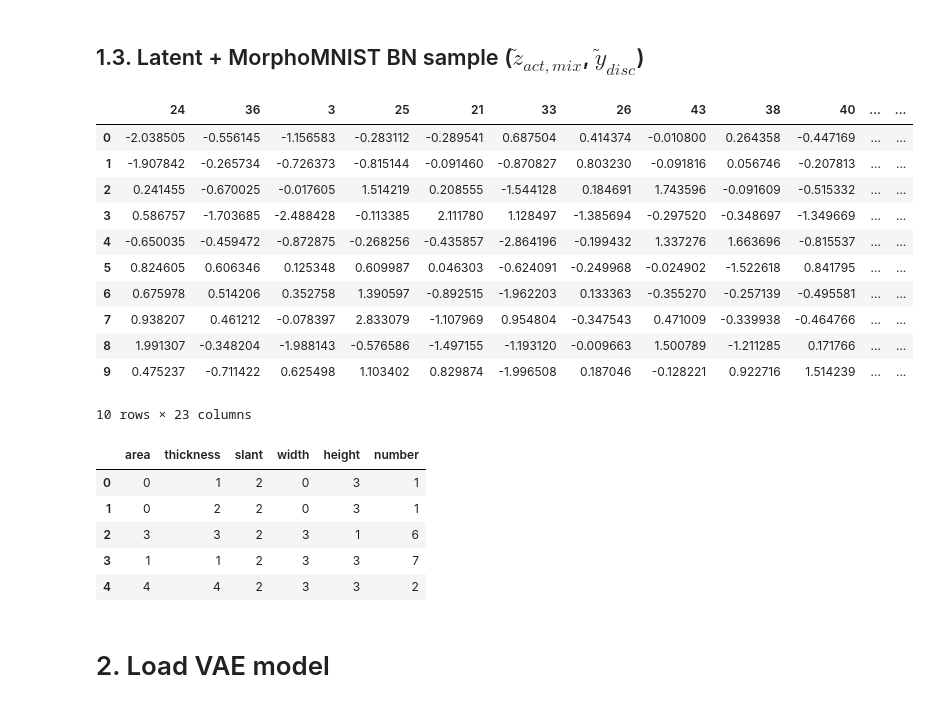
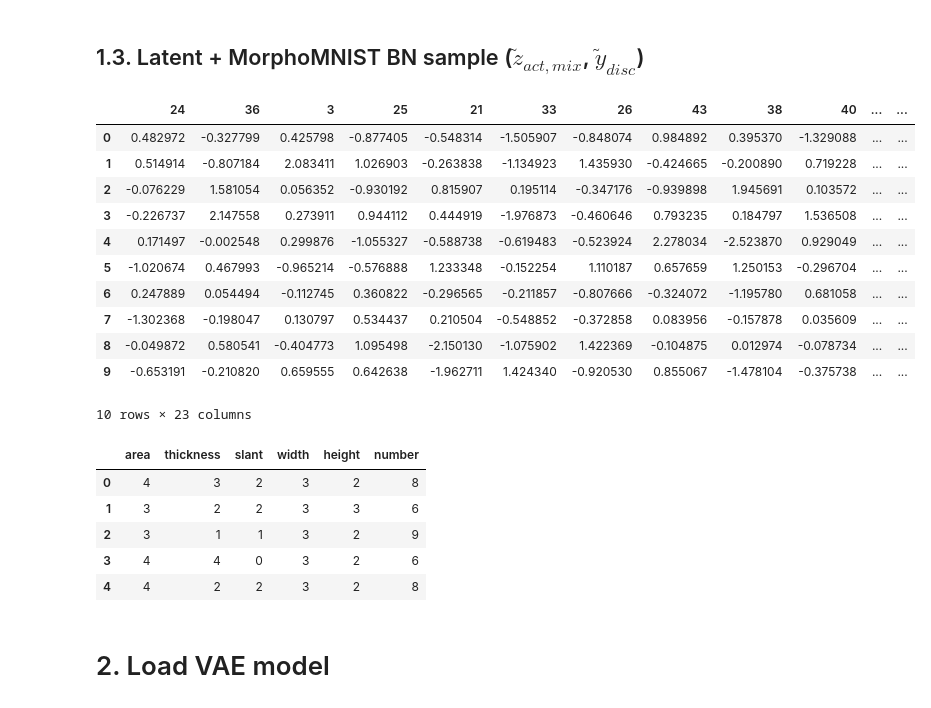
Before and after one commit to 77Michaux/VAE-HBN-MNIST, a Jupyter notebook: 04 - Evaluate BN sample.ipynb, the cells around one changed output. Drawn from its saved outputs; the diff is of its cells as text; code cells hidden in the pictures.

```diff
--- a/04 - Evaluate BN sample.ipynb
+++ b/04 - Evaluate BN sample.ipynb
@@ -53,38 +53,40 @@ z_act_mix.head(10)
 # %% [markdown]
 ## 1.3. Latent + MorphoMNIST BN sample ($\tilde{z}_{act,mix}$, $\tilde{y}_{disc}$)
 # %%
-latent_Morpho_BN_path = r"datas\MorphoMNIST\5_5_5_5_5_10\rbn_67\boot_10k-rbn_67.csv"
-latent_Morpho_BN = pd.read_csv(latent_Morpho_BN_path, index_col=0)
+arcs_percent = 99
+path = f'datas\\MorphoMNIST\\{nmods}_10\\rbn_{arcs_percent}'
+latent_Morpho_BN_path = f"\\boot_10k-rbn_{arcs_percent}.csv"
+latent_Morpho_BN = pd.read_csv(path +latent_Morpho_BN_path, index_col=0)
 latent_Morpho_BN.index = np.arange(latent_Morpho_BN.shape[0])
 
 tilde_z_act_mix = latent_Morpho_BN.iloc[:, :z_act_mix.shape[1]]
 tilde_z_act_mix.columns = [int(col.split("_")[-1]) for col in z_act_mix.columns]
 tilde_y_disc = latent_Morpho_BN.iloc[:, z_act_mix.shape[1]:]
 del latent_Morpho_BN
 
 tilde_z_act_mix.head(10)
 # %% [output]
 |  | 24 | 36 | 3 | 25 | 21 | 33 | 26 | 43 | 38 | 40 | ... | ... |
-| 0 | -2.038505 | -0.556145 | -1.156583 | -0.283112 | -0.289541 | 0.687504 | 0.414374 | -0.010800 | 0.264358 | -0.447169 | ... | ... |
-| 1 | -1.907842 | -0.265734 | -0.726373 | -0.815144 | -0.091460 | -0.870827 | 0.803230 | -0.091816 | 0.056746 | -0.207813 | ... | ... |
-| 2 | 0.241455 | -0.670025 | -0.017605 | 1.514219 | 0.208555 | -1.544128 | 0.184691 | 1.743596 | -0.091609 | -0.515332 | ... | ... |
-| 3 | 0.586757 | -1.703685 | -2.488428 | -0.113385 | 2.111780 | 1.128497 | -1.385694 | -0.297520 | -0.348697 | -1.349669 | ... | ... |
-| 4 | -0.650035 | -0.459472 | -0.872875 | -0.268256 | -0.435857 | -2.864196 | -0.199432 | 1.337276 | 1.663696 | -0.815537 | ... | ... |
-| 5 | 0.824605 | 0.606346 | 0.125348 | 0.609987 | 0.046303 | -0.624091 | -0.249968 | -0.024902 | -1.522618 | 0.841795 | ... | ... |
-| 6 | 0.675978 | 0.514206 | 0.352758 | 1.390597 | -0.892515 | -1.962203 | 0.133363 | -0.355270 | -0.257139 | -0.495581 | ... | ... |
-| 7 | 0.938207 | 0.461212 | -0.078397 | 2.833079 | -1.107969 | 0.954804 | -0.347543 | 0.471009 | -0.339938 | -0.464766 | ... | ... |
-| 8 | 1.991307 | -0.348204 | -1.988143 | -0.576586 | -1.497155 | -1.193120 | -0.009663 | 1.500789 | -1.211285 | 0.171766 | ... | ... |
-| 9 | 0.475237 | -0.711422 | 0.625498 | 1.103402 | 0.829874 | -1.996508 | 0.187046 | -0.128221 | 0.922716 | 1.514239 | ... | ... |
+| 0 | 0.482972 | -0.327799 | 0.425798 | -0.877405 | -0.548314 | -1.505907 | -0.848074 | 0.984892 | 0.395370 | -1.329088 | ... | ... |
+| 1 | 0.514914 | -0.807184 | 2.083411 | 1.026903 | -0.263838 | -1.134923 | 1.435930 | -0.424665 | -0.200890 | 0.719228 | ... | ... |
+| 2 | -0.076229 | 1.581054 | 0.056352 | -0.930192 | 0.815907 | 0.195114 | -0.347176 | -0.939898 | 1.945691 | 0.103572 | ... | ... |
+| 3 | -0.226737 | 2.147558 | 0.273911 | 0.944112 | 0.444919 | -1.976873 | -0.460646 | 0.793235 | 0.184797 | 1.536508 | ... | ... |
+| 4 | 0.171497 | -0.002548 | 0.299876 | -1.055327 | -0.588738 | -0.619483 | -0.523924 | 2.278034 | -2.523870 | 0.929049 | ... | ... |
+| 5 | -1.020674 | 0.467993 | -0.965214 | -0.576888 | 1.233348 | -0.152254 | 1.110187 | 0.657659 | 1.250153 | -0.296704 | ... | ... |
+| 6 | 0.247889 | 0.054494 | -0.112745 | 0.360822 | -0.296565 | -0.211857 | -0.807666 | -0.324072 | -1.195780 | 0.681058 | ... | ... |
+| 7 | -1.302368 | -0.198047 | 0.130797 | 0.534437 | 0.210504 | -0.548852 | -0.372858 | 0.083956 | -0.157878 | 0.035609 | ... | ... |
+| 8 | -0.049872 | 0.580541 | -0.404773 | 1.095498 | -2.150130 | -1.075902 | 1.422369 | -0.104875 | 0.012974 | -0.078734 | ... | ... |
+| 9 | -0.653191 | -0.210820 | 0.659555 | 0.642638 | -1.962711 | 1.424340 | -0.920530 | 0.855067 | -1.478104 | -0.375738 | ... | ... |
 10 rows × 23 columns
 # %%
 tilde_y_disc.head(5)
 # %% [output]
 |  | area | thickness | slant | width | height | number |
-| 0 | 0 | 1 | 2 | 0 | 3 | 1 |
-| 1 | 0 | 2 | 2 | 0 | 3 | 1 |
-| 2 | 3 | 3 | 2 | 3 | 1 | 6 |
-| 3 | 1 | 1 | 2 | 3 | 3 | 7 |
-| 4 | 4 | 4 | 2 | 3 | 3 | 2 |
+| 0 | 4 | 3 | 2 | 3 | 2 | 8 |
+| 1 | 3 | 2 | 2 | 3 | 3 | 6 |
+| 2 | 3 | 1 | 1 | 3 | 2 | 9 |
+| 3 | 4 | 4 | 0 | 3 | 2 | 6 |
+| 4 | 4 | 2 | 2 | 3 | 2 | 8 |
 # %% [markdown]
 # 2. Load VAE model
 # %%
```
Also changed, not shown: parts of 46 cells of this notebook, 14 other files.
